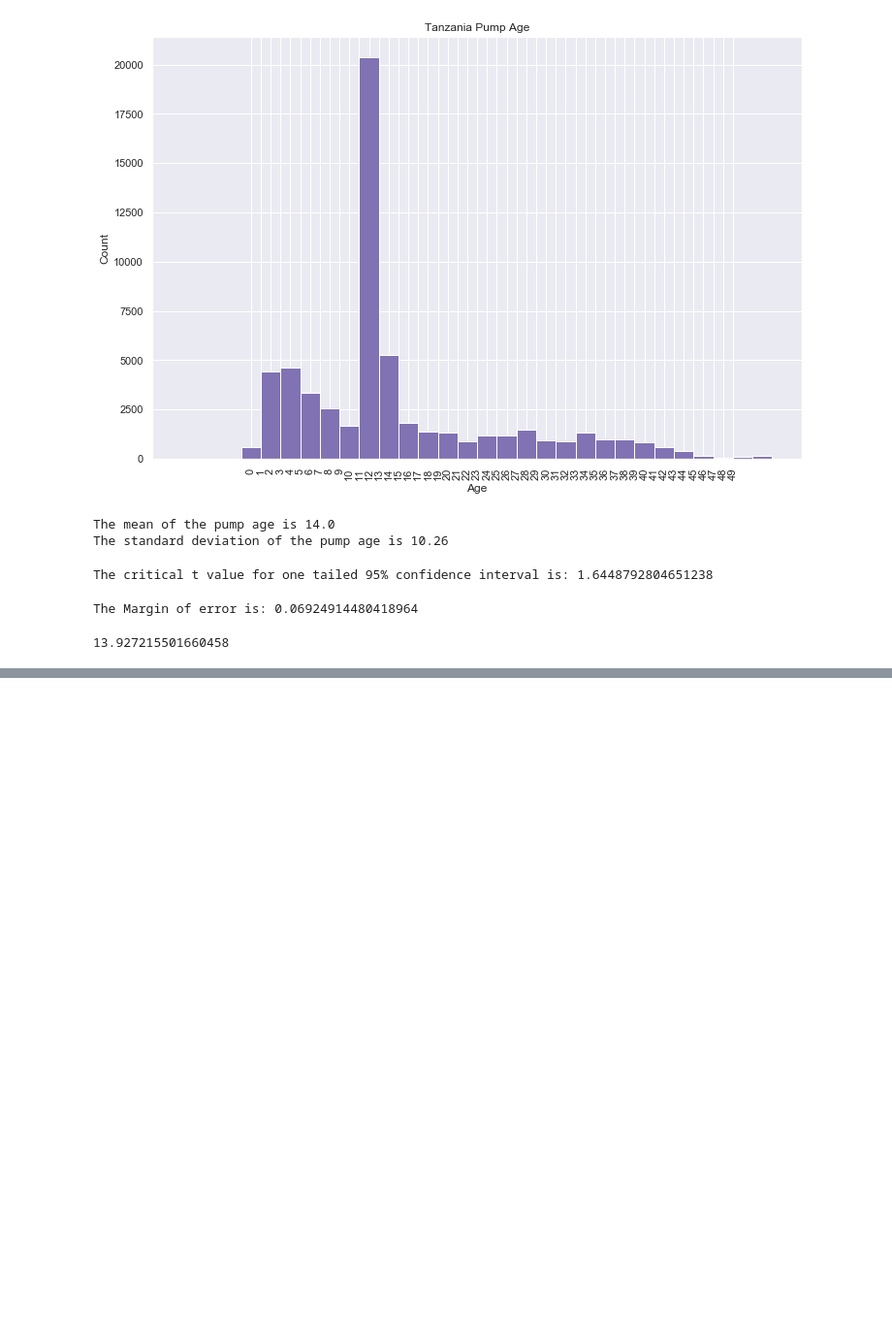
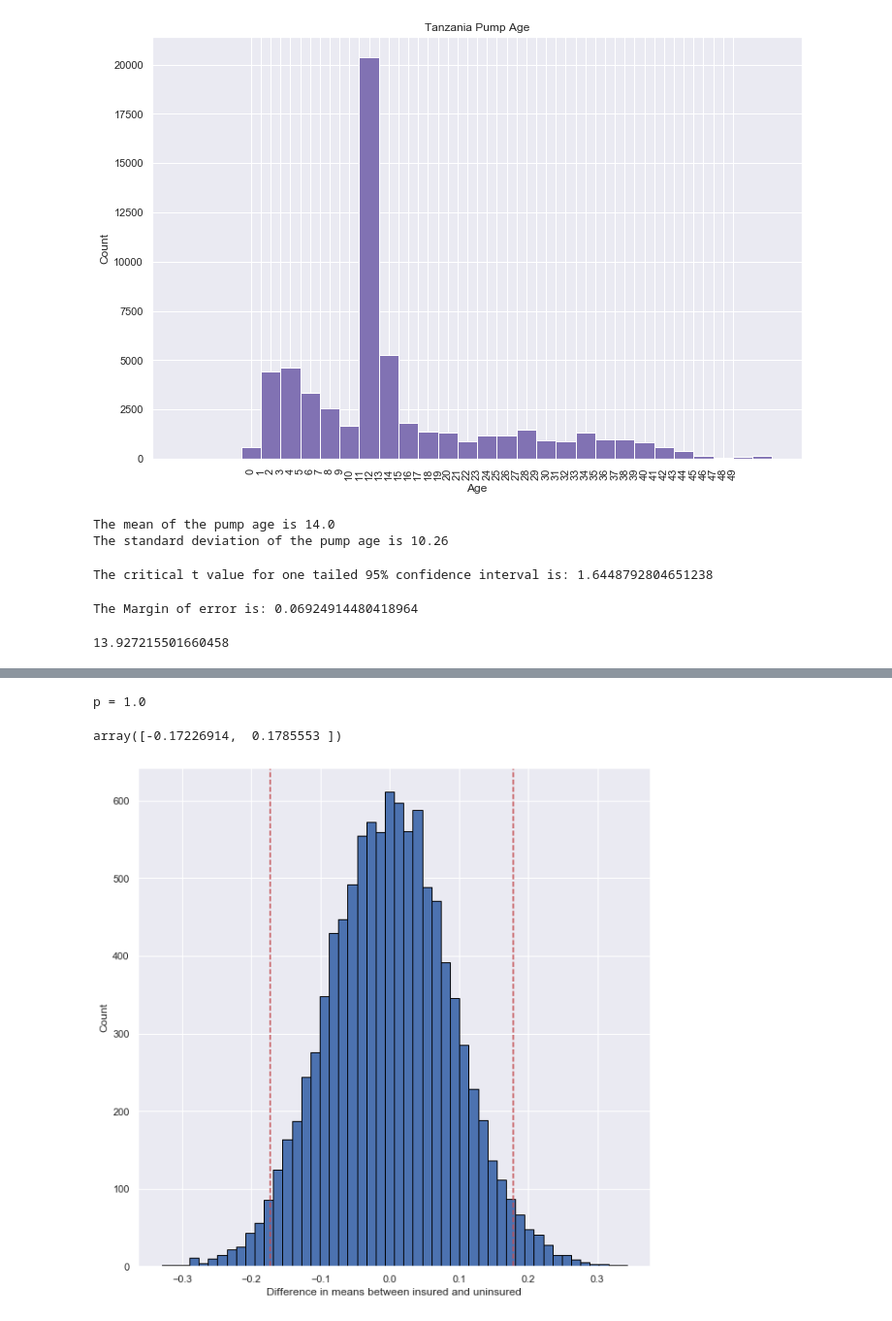
Before and after one commit to atalebizadeh/DS-Career-Track, a Jupyter notebook: Capstone Project 1/Water Pumps/Water Pump - Statistical Analysis.ipynb, the cells around one changed output, grey strips where cells are left out. Shown at 97% size. Saved outputs shown, nothing was run; the diff lists cells and outputs as text; code cells hidden in the pictures; blank space fills up the shorter version.

```diff
--- a/Capstone Project 1/Water Pumps/Water Pump - Statistical Analysis.ipynb
+++ b/Capstone Project 1/Water Pumps/Water Pump - Statistical Analysis.ipynb
@@ -152,0 +226,41 @@ lower
+# %%
+# Compute the difference of the means: mean_diff
+mean_diff = np.mean(functional_age) - np.mean(nonfunctional_age)
+
+# Compute mean of combined charges: combined_mean
+combined_mean = np.mean(np.concatenate((functional_age, nonfunctional_age)))
+
+# Shift the samples
+functional_age_shifted = functional_age - np.mean(functional_age) + combined_mean
+nonfunctional_age_shifted = nonfunctional_age - np.mean(nonfunctional_age) + combined_mean
+
+# Get bootstrap replicates of shifted data sets
+bs_replicates_functional_age = draw_bs_reps(functional_age_shifted, np.mean, 10000)
+bs_replicates_nonfunctional_age = draw_bs_reps(nonfunctional_age_shifted, np.mean, 10000)
+
+# Compute replicates of difference of means: bs_diff_replicates
+bs_diff_replicates = bs_replicates_functional_age - bs_replicates_nonfunctional_age
+
+# Compute the p-value
+p = np.sum(bs_diff_replicates >= mean_diff) / len(bs_diff_replicates)
+
+# Print p-value
+print('p =', p)
+# %% [output]
+p = 1.0
+# %%
+conf_int = np.percentile(bs_diff_replicates,(2.5, 97.5))
+conf_int
+# %% [output]
+array([-0.17226914,  0.1785553 ])
+# %%
+# Plotting in histogram
+plt.figure(figsize=(10,10))
+plt.hist(bs_diff_replicates,bins=50, edgecolor ='black')
+plt.xlabel('Difference in means between insured and uninsured')
+plt.ylabel('Count')
+plt.axvline(conf_int[0],linestyle='--',color='r')
+plt.axvline(conf_int[1],linestyle='--',color='r')
+plt.show()
+# %% [output]
+[figure, added]
```
Also changed, not shown: parts of 10 cells of this notebook.
